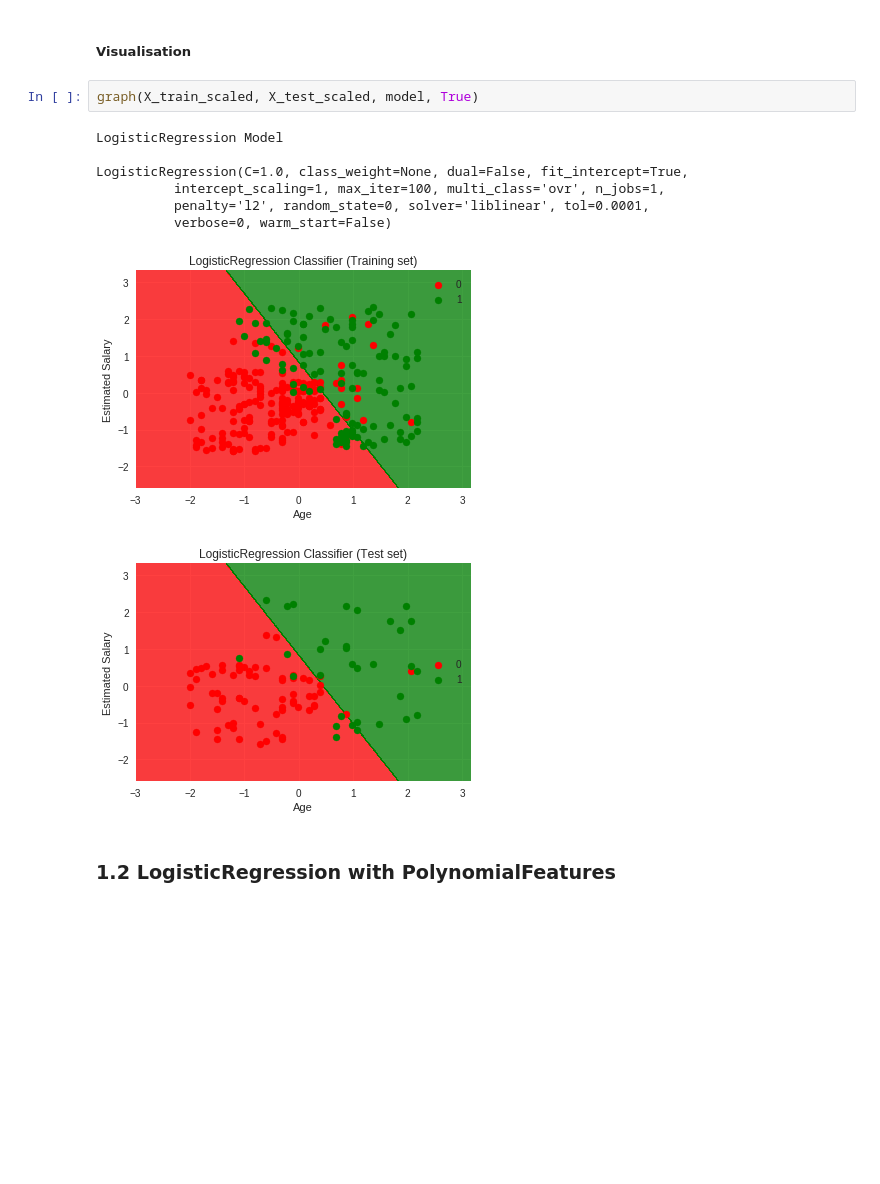
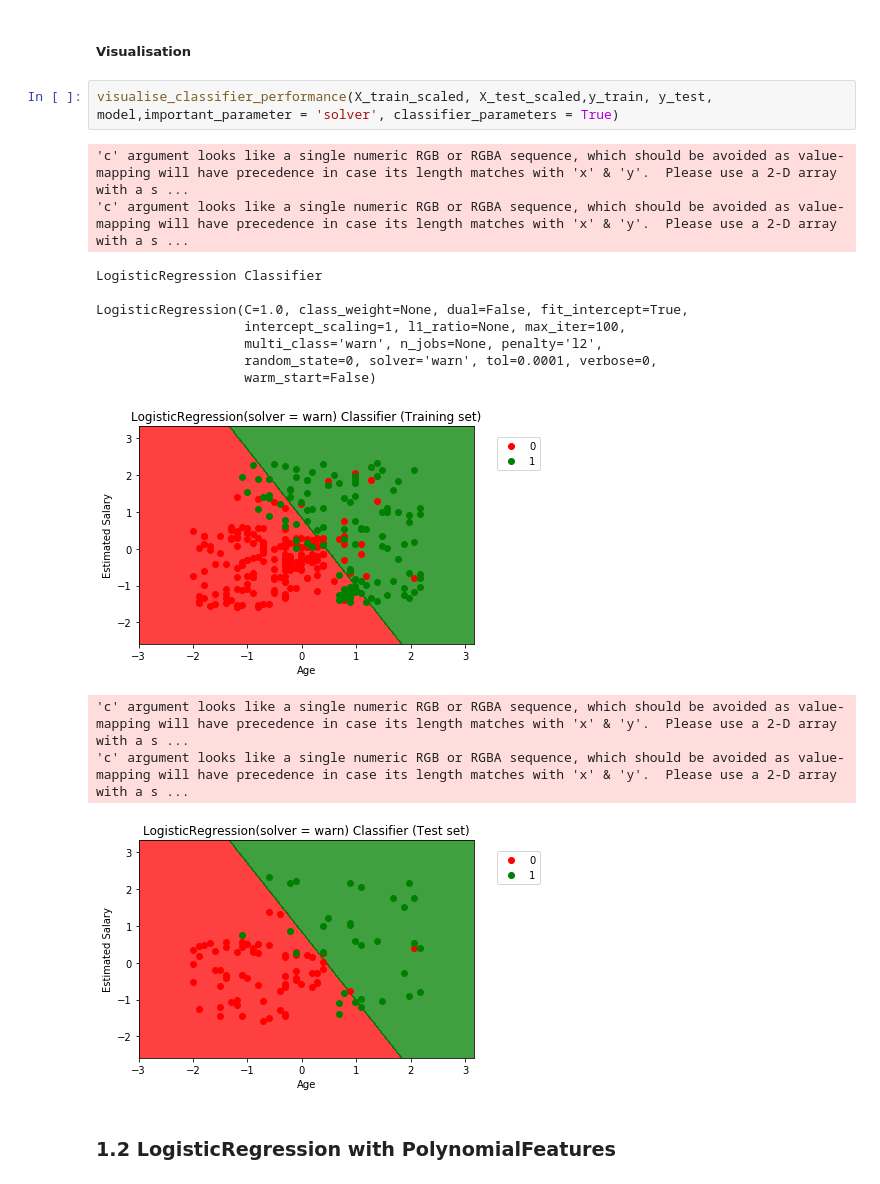
Before and after one commit to noushadkhan01/ML-and-DL-by-SuperDataScience, a Jupyter notebook: Machine-Learning/Part 3 - Classification/All_Classification_algorithms_on_Advertising_Data.ipynb, the cells around one changed output. Drawn from its saved outputs; the diff is of its cells as text; blank space fills up the shorter version.

```diff
--- a/Machine-Learning/Part 3 - Classification/All_Classification_algorithms_on_Advertising_Data.ipynb
+++ b/Machine-Learning/Part 3 - Classification/All_Classification_algorithms_on_Advertising_Data.ipynb
@@ -201,16 +174,21 @@ plt.show()
 # %% [markdown]
 ##### Visualisation
 # %%
-graph(X_train_scaled, X_test_scaled, model, True)
+visualise_classifier_performance(X_train_scaled, X_test_scaled,y_train, y_test, model,important_parameter = 'solver', classifier_parameters = True)
 # %% [output]
-LogisticRegression Model
-
-LogisticRegression(C=1.0, class_weight=None, dual=False, fit_intercept=True,
-          intercept_scaling=1, max_iter=100, multi_class='ovr', n_jobs=1,
-          penalty='l2', random_state=0, solver='liblinear', tol=0.0001,
-          verbose=0, warm_start=False)
+'c' argument looks like a single numeric RGB or RGBA sequence, which should be avoided as value-mapping will have precedence in case its length matches with 'x' & 'y'.  Please use a 2-D array with a s ...
+'c' argument looks like a single numeric RGB or RGBA sequence, which should be avoided as value-mapping will have precedence in case its length matches with 'x' & 'y'.  Please use a 2-D array with a s ...
+LogisticRegression Classifier
+
+LogisticRegression(C=1.0, class_weight=None, dual=False, fit_intercept=True,
+                   intercept_scaling=1, l1_ratio=None, max_iter=100,
+                   multi_class='warn', n_jobs=None, penalty='l2',
+                   random_state=0, solver='warn', tol=0.0001, verbose=0,
+                   warm_start=False)
-[figure, old version]
+[figure, new version]
+'c' argument looks like a single numeric RGB or RGBA sequence, which should be avoided as value-mapping will have precedence in case its length matches with 'x' & 'y'.  Please use a 2-D array with a s ...
+'c' argument looks like a single numeric RGB or RGBA sequence, which should be avoided as value-mapping will have precedence in case its length matches with 'x' & 'y'.  Please use a 2-D array with a s ...
-[figure, old version]
+[figure, new version]
 # %% [markdown]
 ### 1.2 LogisticRegression with PolynomialFeatures
 # %%
```
Also changed, not shown: parts of 35 cells of this notebook.
